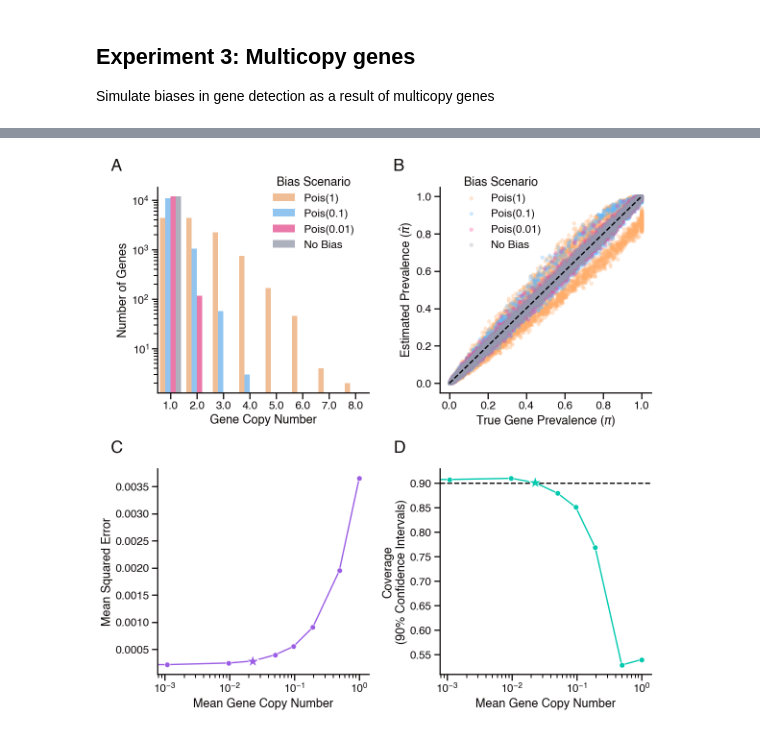
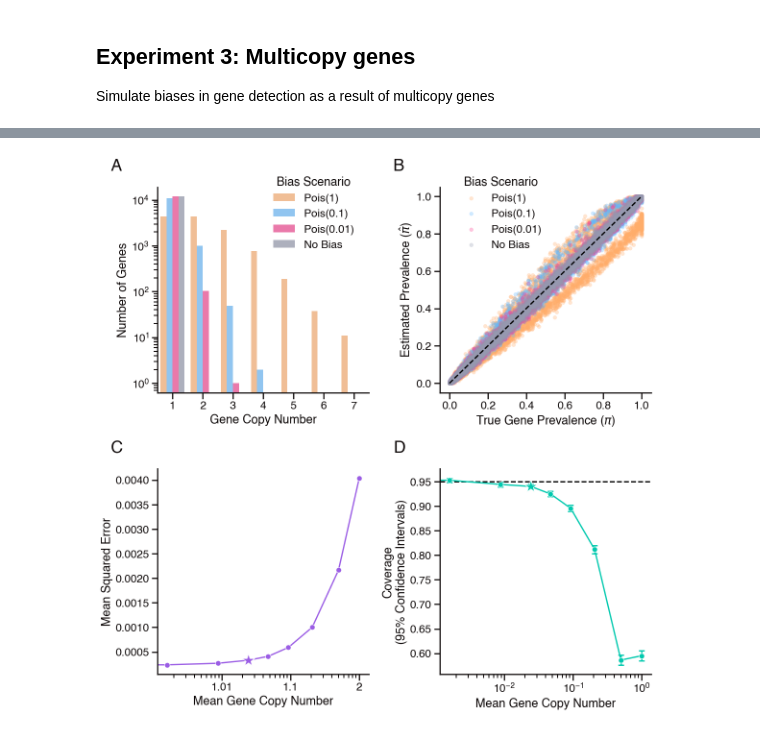
Before and after one commit to blasks/gene-prevalence, a Jupyter notebook: experiments/3-model-misspecification-simulations.ipynb, the cells around one changed output, grey strips where cells are left out. Cells and saved outputs as stored; diff of their text form; code cells hidden in the pictures.

Commit message:
Saving progress on manuscript figures.

```diff
--- a/experiments/3-model-misspecification-simulations.ipynb
+++ b/experiments/3-model-misspecification-simulations.ipynb
@@ -21,7 +21,10 @@ from gene_prevalence.simulations import build_observed_data_matrix, \
     build_presence_absence_matrix
 
 # instatiate random number generator with fixed seed for reproducibility
-rng = np.random.default_rng(seed=9481)
+rng = np.random.default_rng(seed=303838)
+
+# set confidence interval alpha level
+ci_alpha = 0.05
 # %%
 # set aesthetic parameters
 
@@ -426,11 +442,11 @@ for beta in beta_values:
     fit = model.fit(
         estimator="mle",
         interval_method="likelihood_ratio",
-        alpha=0.1,
+        alpha=ci_alpha,
         clip=True,
     )
     pi_hat = fit.prevalence
-    ci_lower, ci_upper = fit.confidence_interval()  # 90% confidence intervals
+    ci_lower, ci_upper = fit.confidence_interval()  # confidence interval bounds
     pi_predictions_df[label] = pi_hat
 
     # evaluate MSE and coverage for each subset of genes
@@ -439,7 +455,7 @@ for beta in beta_values:
         # calculate MSE of estimated pi values compared to true pi values for this subset of genes
         mse = np.mean((pi_hat[genes] - true_pi_values[genes]) ** 2)
 
-        # calculate coverage of confidence intervals
+        # calculate confidence interval coverage
         # (proportion of true pi values that fall within the intervals) for this subset of genes
         coverage = np.mean((true_pi_values[genes] >= ci_lower[genes]) & (true_pi_values[genes] <= ci_upper[genes]))
 
@@ -450,7 +466,8 @@ for beta in beta_values:
             'beta': None if alpha is None else beta,
             'category': category,
             'mse': mse,
-            'coverage': coverage
+            'coverage': coverage,
+            'se_coverage': np.sqrt(coverage * (1 - coverage) / len(genes))  # standard error of coverage estimate
         })
 
 # convert results to a pandas dataframe
@@ -633,11 +662,11 @@ for lamb in poisson_lambdas:
     fit = model.fit(
         estimator="mle",
         interval_method="likelihood_ratio",
-        alpha=0.1,
+        alpha=ci_alpha,
         clip=True,
     )
     pi_hat = fit.prevalence
-    ci_lower, ci_upper = fit.confidence_interval()  # 90% confidence intervals
+    ci_lower, ci_upper = fit.confidence_interval()  # confidence interval bounds
     pi_predictions_df[label] = pi_hat
 
     # evaluate MSE and coverage for each subset of genes
@@ -646,7 +675,7 @@ for lamb in poisson_lambdas:
         # calculate MSE of estimated pi values compared to true pi values for this subset of genes
         mse = np.mean((pi_hat[genes] - true_pi_values[genes]) ** 2)
 
-        # calculate coverage of confidence intervals
+        # calculate confidence interval coverage
         # (proportion of true pi values that fall within the intervals) for this subset of genes
         coverage = np.mean((true_pi_values[genes] >= ci_lower[genes]) & (true_pi_values[genes] <= ci_upper[genes]))
 
@@ -658,7 +687,8 @@ for lamb in poisson_lambdas:
             'mean_cn_minus_one': gene_counts.mean() - 1,
             'category': category,
             'mse': mse,
-            'coverage': coverage
+            'coverage': coverage,
+            'se_coverage': np.sqrt(coverage * (1 - coverage) / len(genes))  # standard error of coverage estimate
         })
 
 # convert results to a pandas dataframe
@@ -703,6 +733,7 @@ color_mapping = dict(zip(subset, [palette[i] for i in [1, 7, 3, 5][:len(subset)]
 subset_df = counts_df[subset].melt(
     var_name='label', value_name='gene_count').groupby(
         'label')['gene_count'].value_counts().reset_index()
+subset_df['gene_count'] = subset_df['gene_count'].astype(int)
 sns.barplot(
     data=subset_df,
     x='gene_count',
@@ -715,10 +746,10 @@ sns.barplot(
 )
 axes[0, 0].set_xlabel("Gene Copy Number")
 axes[0, 0].set_ylabel("Number of Genes")
-# axes[0, 0].set_xlim(0, 1.05)
 axes[0, 0].set_yscale('log')
 axes[0, 0].legend(title="Bias Scenario", bbox_to_anchor=(0.5, 1.1), loc='upper left')
 axes[0, 0].annotate("A", **annotation_kwargs)
+
 # plot B: scatterplots of true pi values vs. estimated pi values for each beta distribution parameter
 for i, label in enumerate(subset):
     sns.scatterplot(
@@ -752,36 +783,51 @@ sns.lineplot(
 axes[1, 0].set_xlabel("Mean Gene Copy Number")
 axes[1, 0].set_xscale('log')
 axes[1, 0].set_ylabel("Mean Squared Error")
+# change x-tick labels to reflect copy number
+axes[1, 0].set_xticks([0.001, 0.01, 0.1, 1])
+axes[1, 0].set_xticklabels(['1.001', '1.01', '1.1', '2'])
 # mark the MSE for Pois(0.023) with a star
 mse_0023 = overall_cn_df[overall_cn_df['label'] == 'Pois(0.023)']['mse'].values[0]
 mean_cn_minus_one_0023 = overall_cn_df[overall_cn_df['label'] == 'Pois(0.023)']['mean_cn_minus_one'].values[0]
 axes[1, 0].plot(mean_cn_minus_one_0023, mse_0023, marker='*', color=palette[0], markersize=20, markeredgecolor='white')
 # annotation for subplot C
 axes[1, 0].annotate("C", **annotation_kwargs)
 
 # plot D: coverage of confidence intervals for each beta distribution parameter (overall category)
 sns.lineplot(
     data=overall_cn_df,
     x='mean_cn_minus_one',
     y='coverage',
     color=palette[2],
     ax=axes[1, 1],
     marker='o',
     ms=8
 )
+# add error bars for +/- 2 standard errors of the coverage estimate
+axes[1, 1].errorbar(
+    x=overall_cn_df['mean_cn_minus_one'],
+    y=overall_cn_df['coverage'],
+    yerr=(overall_cn_df['se_coverage'] * 2),  # 2 standard errors for approximate 95% confidence interval
+    fmt='none',
+    ecolor=palette[2],
+    elinewidth=2,
+    capsize=4,
+    capthick=2,
+    zorder=0
+)
 axes[1, 1].set_xlabel("Mean Gene Copy Number")
 axes[1, 1].set_xscale('log')
-axes[1, 1].set_ylabel("Coverage\n(90% Confidence Intervals)")
-axes[1, 1].axhline(0.9, color='black', linestyle='--', zorder=1)
+axes[1, 1].set_ylabel(f"Coverage\n({(1 - ci_alpha):.0%} Confidence Intervals)")
+axes[1, 1].axhline(1 - ci_alpha, color='black', linestyle='--', zorder=1)
 # mark the coverage for Pois(0.023) with a star
 coverage_0023 = overall_cn_df[overall_cn_df['label'] == 'Pois(0.023)']['coverage'].values[0]
 axes[1, 1].plot(mean_cn_minus_one_0023, coverage_0023, marker='*', color=palette[2], markersize=20, markeredgecolor='white')
 # annotation for subplot D
 axes[1, 1].annotate("D", **annotation_kwargs)
 
 # show and save the figure
 plt.tight_layout()
 # plt.savefig("bias_simulation_results.png", dpi=300, bbox_inches='tight')
 plt.show()
 # %% [output]
-[figure, old version]
+[figure, new version]
```
Also changed, not shown: parts of 9 cells of this notebook, 4 other files.
